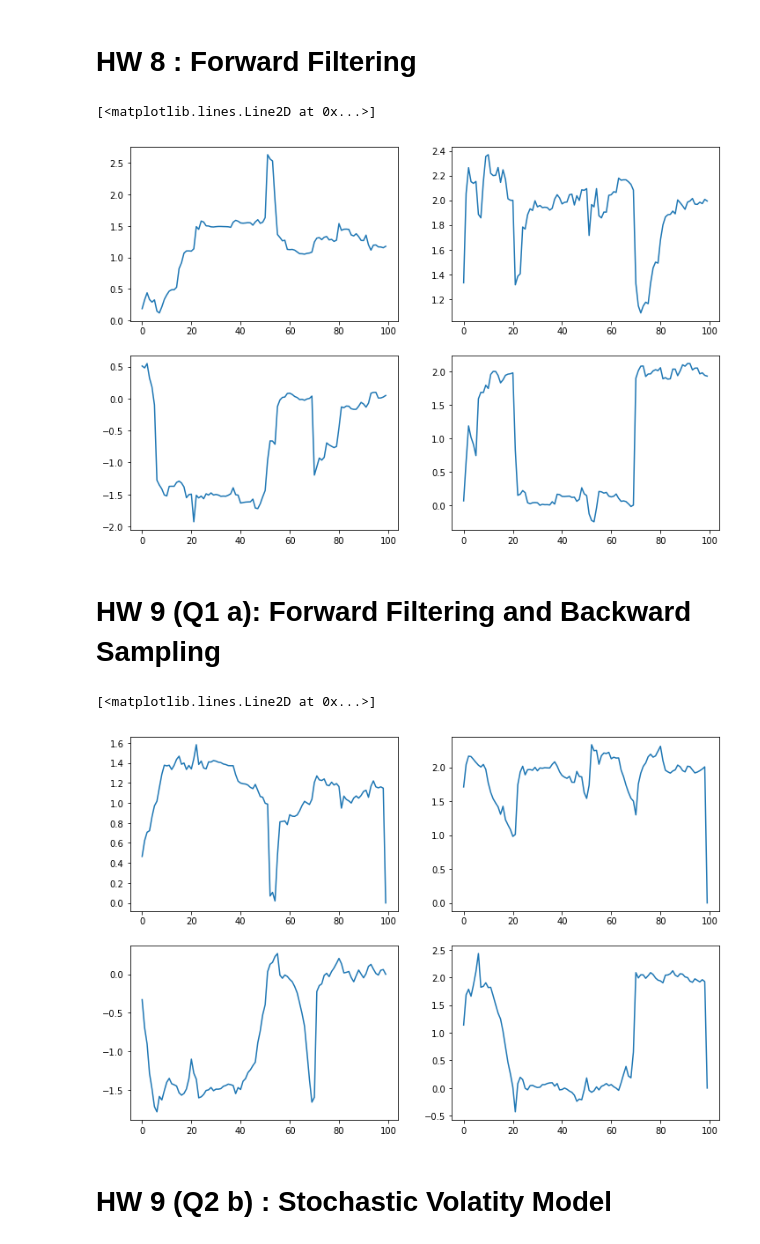
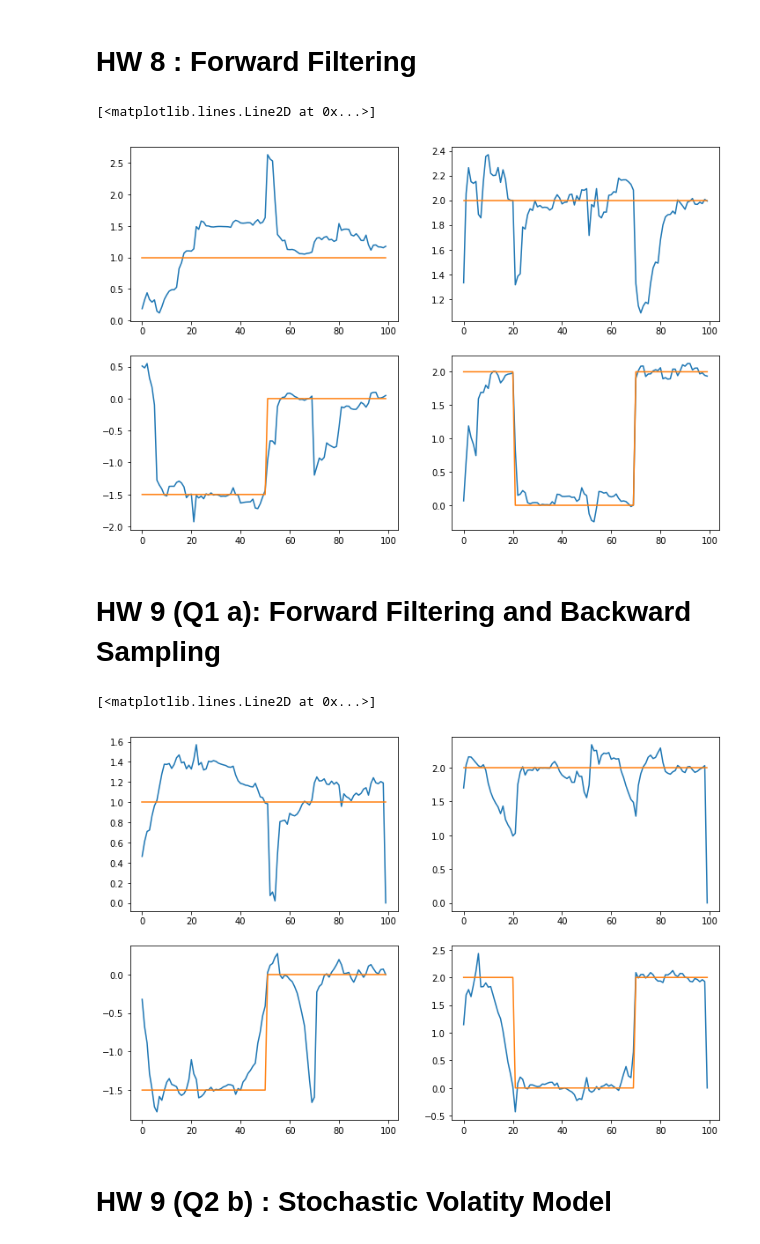
Before and after one commit to keiikegami/BayesHW9-10, a Jupyter notebook: HW8, HW9 and HW10.ipynb, the cells around one changed output. Drawn from its saved outputs; the diff is of its cells as text; code cells hidden in the pictures.

```diff
--- a/HW8, HW9 and HW10.ipynb
+++ b/HW8, HW9 and HW10.ipynb
@@ -54,16 +54,26 @@ def FF(vy, mF, vV, amG, amW, vm0, mC0):
 # %%
 mm, mC = FF(vy, mF, vV, amG, amW, vm0, mC0)
 b1, b2, b3, b4 = mm[:, 0], mm[:, 1], mm[:, 2] ,mm[:, 3]
+# %%
+true = pd.read_csv("truebeta.csv")
+beta1 = true.values[0, 1:]
+beta2 = true.values[1, 1:]
+beta3 = true.values[2, 1:]
+beta4 = true.values[3, 1:]
 # %%
 fig, ax = plt.subplots(2, 2, figsize=(12, 8))
 
 ax[0, 0].plot(b1)
+ax[0,0].plot(beta1)
 ax[0, 1].plot(b2)
+ax[0, 1].plot(beta2)
 ax[1, 0].plot(b3)
+ax[1, 0].plot(beta3)
 ax[1, 1].plot(b4)
+ax[1, 1].plot(beta4)
 # %% [output]
 [<matplotlib.lines.Line2D at 0x...>]
-[figure, old version]
+[figure, new version]
 # %% [markdown]
 # HW 9 (Q1 a): Forward Filtering and Backward Sampling
 # %%
@@ -152,13 +162,17 @@ for t in range(T-1):
 # %%
 fig, ax = plt.subplots(2, 2, figsize=(12, 8))
 
 ax[0, 0].plot(b1)
+ax[0,0].plot(beta1)
 ax[0, 1].plot(b2)
+ax[0, 1].plot(beta2)
 ax[1, 0].plot(b3)
+ax[1, 0].plot(beta3)
 ax[1, 1].plot(b4)
+ax[1, 1].plot(beta4)
 # %% [output]
 [<matplotlib.lines.Line2D at 0x...>]
-[figure, old version]
+[figure, new version]
 # %% [markdown]
 # HW 9 (Q2 b) : Stochastic Volatity Model
 # %%
```
Also changed, not shown: parts of 8 cells of this notebook, 2 other files.
